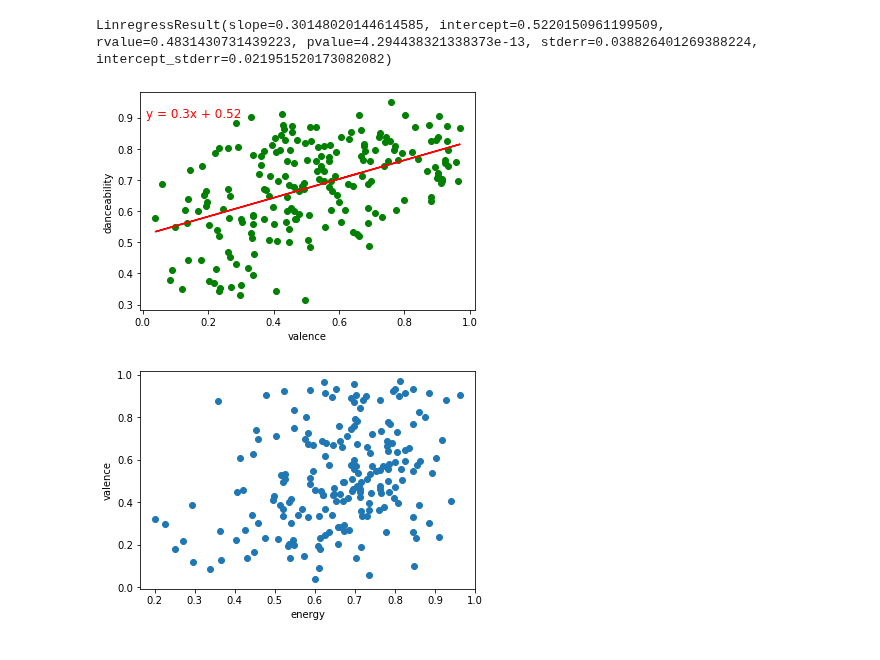
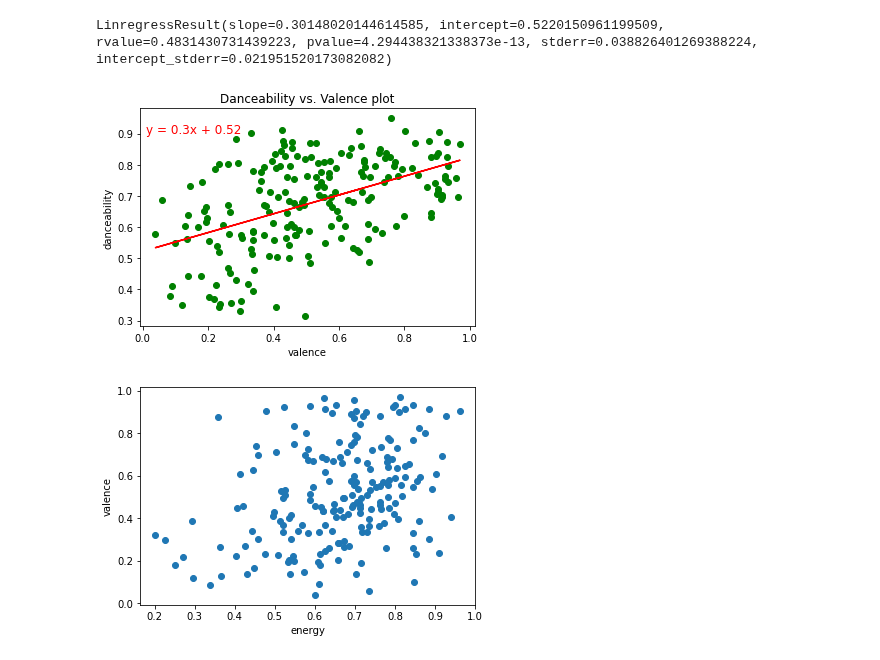
Before and after one commit to mbruns13/project_1_spotify, a Jupyter notebook: slone_spotify.ipynb, the cells around one changed output. Cells and saved outputs as stored; diff of their text form; code cells hidden in the pictures.

Commit message:
added plot titles

```diff
--- a/slone_spotify.ipynb
+++ b/slone_spotify.ipynb
@@ -201,29 +201,30 @@ valdance_regress
 # %% [output]
 LinregressResult(slope=0.30148020144614585, intercept=0.5220150961199509, rvalue=0.4831430731439223, pvalue=4.294438321338373e-13, stderr=0.038826401269388224, intercept_stderr=0.021951520173082082)
 # %%
-#plot valence and danceability with best fit line, because there is a significant p value
+#plot valence and danceability with best fit line
 xvalues = full_track_data['valence']
 yvalues = full_track_data['danceability']
 
 (slope, intercept, rvalue, pvalue, stderr) = linregress(xvalues, yvalues)
 regress_values = xvalues * slope + intercept
 line_eq = "y = " + str(round(slope,2)) + "x + " + str(round(intercept,2))
 plt.annotate(line_eq,(0.01,0.9),fontsize=12,color="red")
 
 #plt.figure(figsize=(8, 6), dpi=80)
 plt.scatter(xvalues,yvalues, c='green')
 
 plt.plot(xvalues, regress_values, "r-")
 plt.xlabel('valence')
 plt.ylabel('danceability')
+plt.title('Danceability vs. Valence plot')
 
 #save the plot
-plt.savefig('dance_valance_plot3', dpi=300, bbox_inches='tight')
+plt.savefig('dance_valance_plotA', dpi=300, bbox_inches='tight')
 
 #show plot
 plt.show()
 # %% [output]
-[figure, old version]
+[figure, new version]
 # %%
 #plot valence and energy variables to see what they look like
 plt.figure()
```
Also changed, not shown: parts of 1 cell of this notebook, 6 other files.
